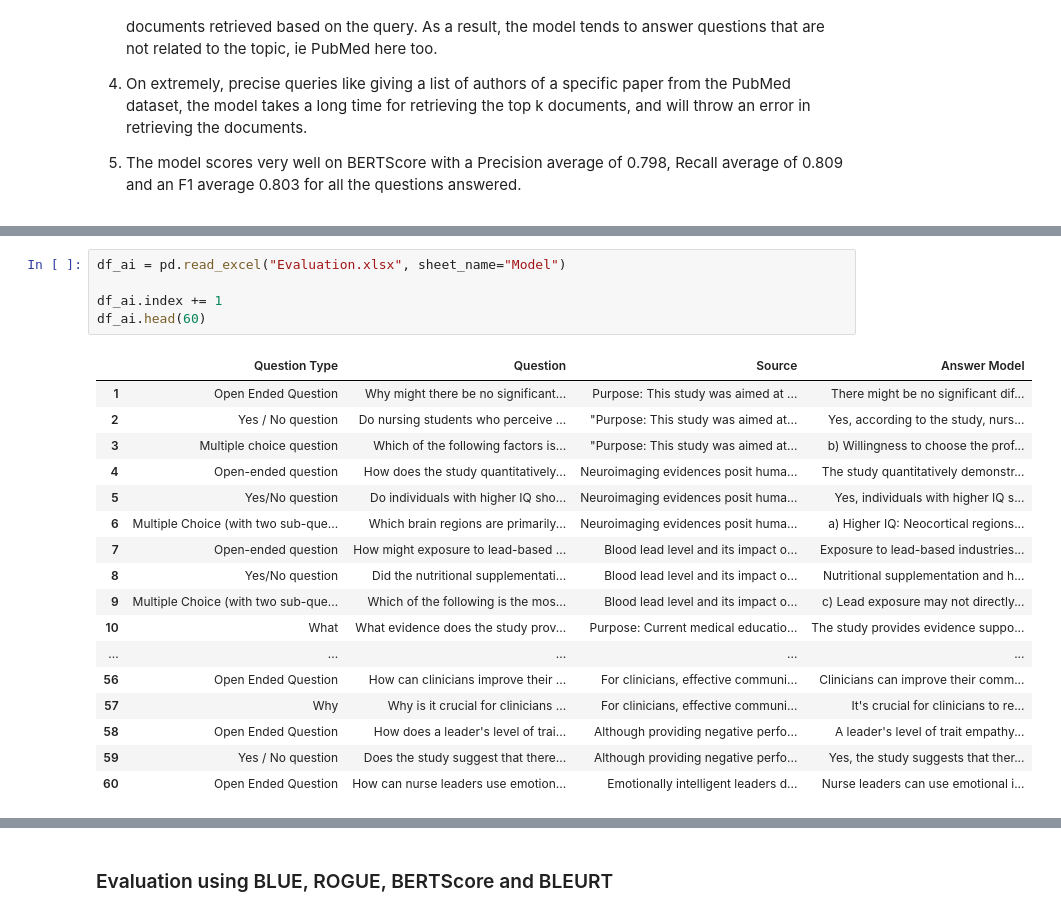
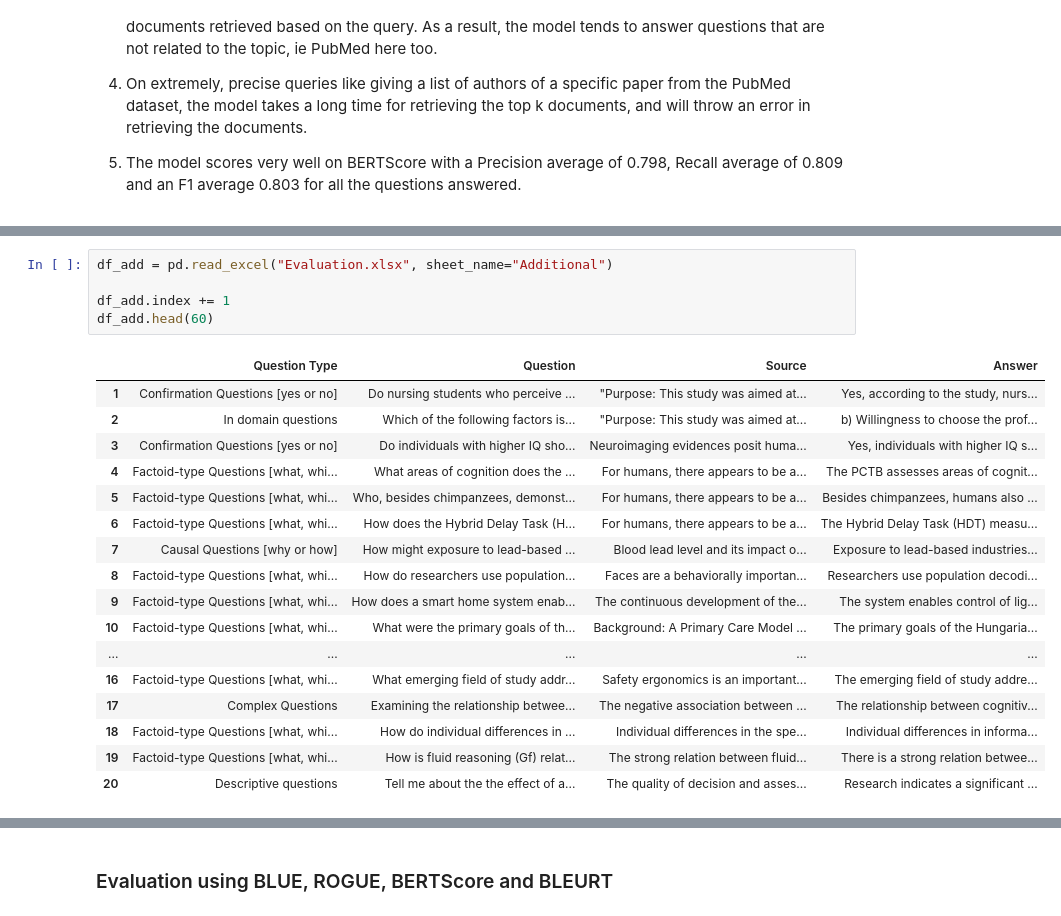
Before and after one commit to KennyLoRI/pubMedNLP, a Jupyter notebook: kedronlp/notebooks/Evaluation.ipynb, the cells around one changed output, grey strips where cells are left out. Cells and saved outputs as stored; diff of their text form.

Commit message:
Updated Evaluation.ipynb with 20 new handmade question answer pairs

```diff
--- a/kedronlp/notebooks/Evaluation.ipynb
+++ b/kedronlp/notebooks/Evaluation.ipynb
@@ -46,23 +40,23 @@ Using this approach, we generate question answer pairs along with the context (a
 # %%
-df_ai = pd.read_excel("Evaluation.xlsx", sheet_name="Model")
+df_add = pd.read_excel("Evaluation.xlsx", sheet_name="Additional")
 
-df_ai.index += 1
-df_ai.head(60)
+df_add.index += 1
+df_add.head(60)
 # %% [output]
-|  | Question Type | Question | Source | Answer Model |
-| 1 | Open Ended Question | Why might there be no significant... | Purpose: This study was aimed at ... | There might be no significant dif... |
-| 2 | Yes / No question | Do nursing students who perceive ... | "Purpose: This study was aimed at... | Yes, according to the study, nurs... |
-| 3 | Multiple choice question | Which of the following factors is... | "Purpose: This study was aimed at... | b) Willingness to choose the prof... |
-| 4 | Open-ended question | How does the study quantitatively... | Neuroimaging evidences posit huma... | The study quantitatively demonstr... |
-| 5 | Yes/No question | Do individuals with higher IQ sho... | Neuroimaging evidences posit huma... | Yes, individuals with higher IQ s... |
-| 6 | Multiple Choice (with two sub-que... | Which brain regions are primarily... | Neuroimaging evidences posit huma... | a) Higher IQ: Neocortical regions... |
-| 7 | Open-ended question | How might exposure to lead-based ... | Blood lead level and its impact o... | Exposure to lead-based industries... |
-| 8 | Yes/No question | Did the nutritional supplementati... | Blood lead level and its impact o... | Nutritional supplementation and h... |
-| 9 | Multiple Choice (with two sub-que... | Which of the following is the mos... | Blood lead level and its impact o... | c) Lead exposure may not directly... |
-| 10 | What | What evidence does the study prov... | Purpose: Current medical educatio... | The study provides evidence suppo... |
+|  | Question Type | Question | Source | Answer |
+| 1 | Confirmation Questions [yes or no] | Do nursing students who perceive ... | "Purpose: This study was aimed at... | Yes, according to the study, nurs... |
+| 2 | In domain questions | Which of the following factors is... | "Purpose: This study was aimed at... | b) Willingness to choose the prof... |
+| 3 | Confirmation Questions [yes or no] | Do individuals with higher IQ sho... | Neuroimaging evidences posit huma... | Yes, individuals with higher IQ s... |
+| 4 | Factoid-type Questions [what, whi... | What areas of cognition does the ... | For humans, there appears to be a... | The PCTB assesses areas of cognit... |
+| 5 | Factoid-type Questions [what, whi... | Who, besides chimpanzees, demonst... | For humans, there appears to be a... | Besides chimpanzees, humans also ... |
+| 6 | Factoid-type Questions [what, whi... | How does the Hybrid Delay Task (H... | For humans, there appears to be a... | The Hybrid Delay Task (HDT) measu... |
+| 7 | Causal Questions [why or how] | How might exposure to lead-based ... | Blood lead level and its impact o... | Exposure to lead-based industries... |
+| 8 | Factoid-type Questions [what, whi... | How do researchers use population... | Faces are a behaviorally importan... | Researchers use population decodi... |
+| 9 | Factoid-type Questions [what, whi... | How does a smart home system enab... | The continuous development of the... | The system enables control of lig... |
+| 10 | Factoid-type Questions [what, whi... | What were the primary goals of th... | Background: A Primary Care Model ... | The primary goals of the Hungaria... |
 | ... | ... | ... | ... | ... |
-| 56 | Open Ended Question | How can clinicians improve their ... | For clinicians, effective communi... | Clinicians can improve their comm... |
-| 57 | Why | Why is it crucial for clinicians ... | For clinicians, effective communi... | It's crucial for clinicians to re... |
-| 58 | Open Ended Question | How does a leader's level of trai... | Although providing negative perfo... | A leader's level of trait empathy... |
-| 59 | Yes / No question | Does the study suggest that there... | Although providing negative perfo... | Yes, the study suggests that ther... |
-| 60 | Open Ended Question | How can nurse leaders use emotion... | Emotionally intelligent leaders d... | Nurse leaders can use emotional i... |
+| 16 | Factoid-type Questions [what, whi... | What emerging field of study addr... | Safety ergonomics is an important... | The emerging field of study addre... |
+| 17 | Complex Questions | Examining the relationship betwee... | The negative association between ... | The relationship between cognitiv... |
+| 18 | Factoid-type Questions [what, whi... | How do individual differences in ... | Individual differences in the spe... | Individual differences in informa... |
+| 19 | Factoid-type Questions [what, whi... | How is fluid reasoning (Gf) relat... | The strong relation between fluid... | There is a strong relation betwee... |
+| 20 | Descriptive questions | Tell me about the the effect of a... | The quality of decision and asses... | Research indicates a significant ... |
```
Also changed, not shown: parts of 10 cells of this notebook.
